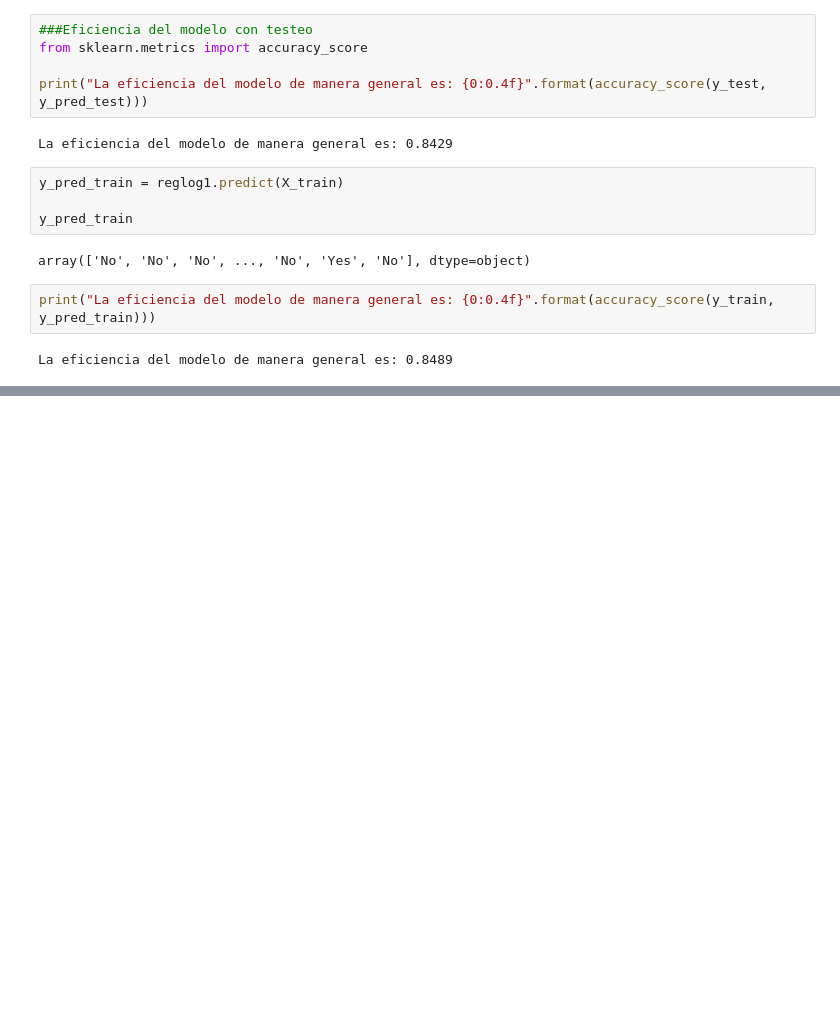
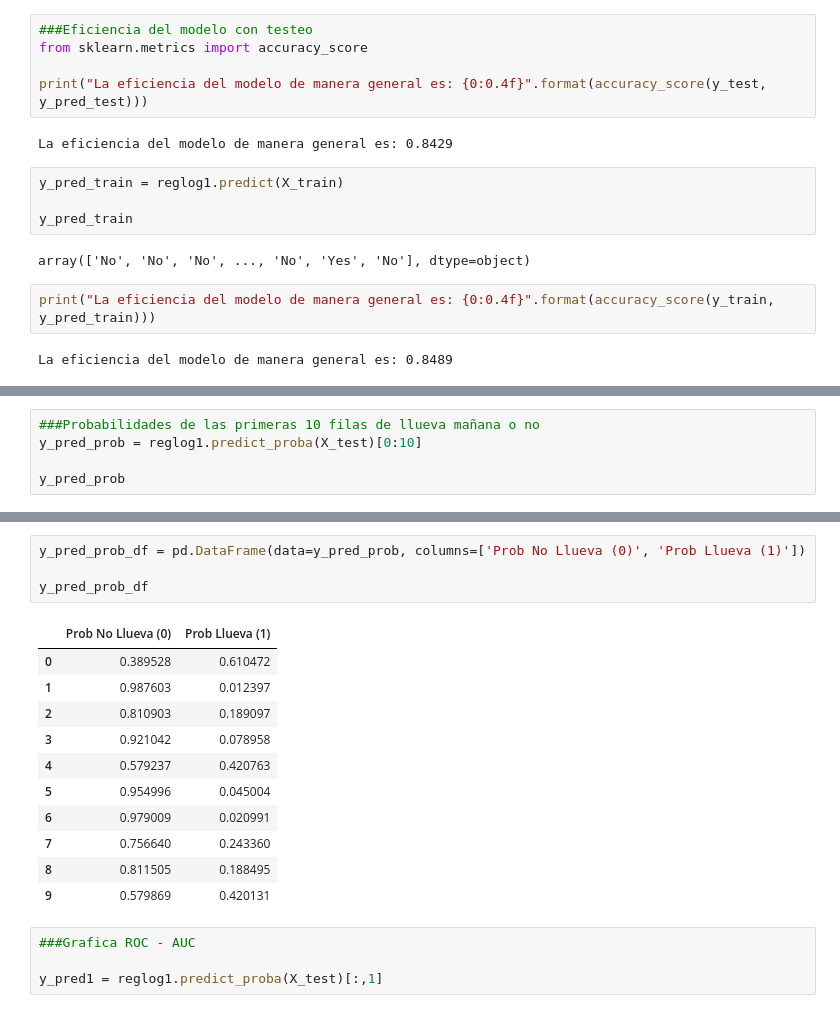
Before and after one commit to jaquimbayoc8/DiplomadoMLA2023, a Jupyter notebook: 5.RegresionLogistica/RegresionLogistica.ipynb, the cells around one changed output, grey strips where cells are left out. Cells and saved outputs as stored; diff of their text form; blank space fills up the shorter version.

```diff
--- a/5.RegresionLogistica/RegresionLogistica.ipynb
+++ b/5.RegresionLogistica/RegresionLogistica.ipynb
@@ -578,0 +640,5 @@ La eficiencia del modelo de manera general es: 0.8489
+# %%
+###Probabilidades de las primeras 10 filas de llueva mañana o no
+y_pred_prob = reglog1.predict_proba(X_test)[0:10]
+
+y_pred_prob
@@ -578,0 +656,20 @@ La eficiencia del modelo de manera general es: 0.8489
+# %%
+y_pred_prob_df = pd.DataFrame(data=y_pred_prob, columns=['Prob No Llueva (0)', 'Prob Llueva (1)'])
+
+y_pred_prob_df
+# %% [output]
+|  | Prob No Llueva (0) | Prob Llueva (1) |
+| 0 | 0.389528 | 0.610472 |
+| 1 | 0.987603 | 0.012397 |
+| 2 | 0.810903 | 0.189097 |
+| 3 | 0.921042 | 0.078958 |
+| 4 | 0.579237 | 0.420763 |
+| 5 | 0.954996 | 0.045004 |
+| 6 | 0.979009 | 0.020991 |
+| 7 | 0.756640 | 0.243360 |
+| 8 | 0.811505 | 0.188495 |
+| 9 | 0.579869 | 0.420131 |
+# %%
+###Grafica ROC - AUC
+
+y_pred1 = reglog1.predict_proba(X_test)[:,1]
```
Also changed, not shown: parts of 13 cells of this notebook.
